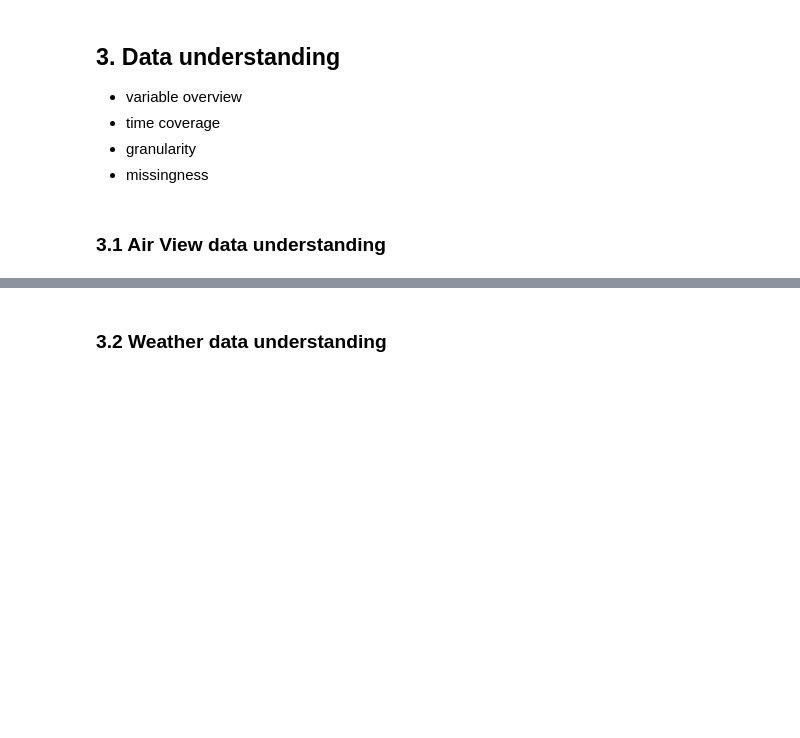
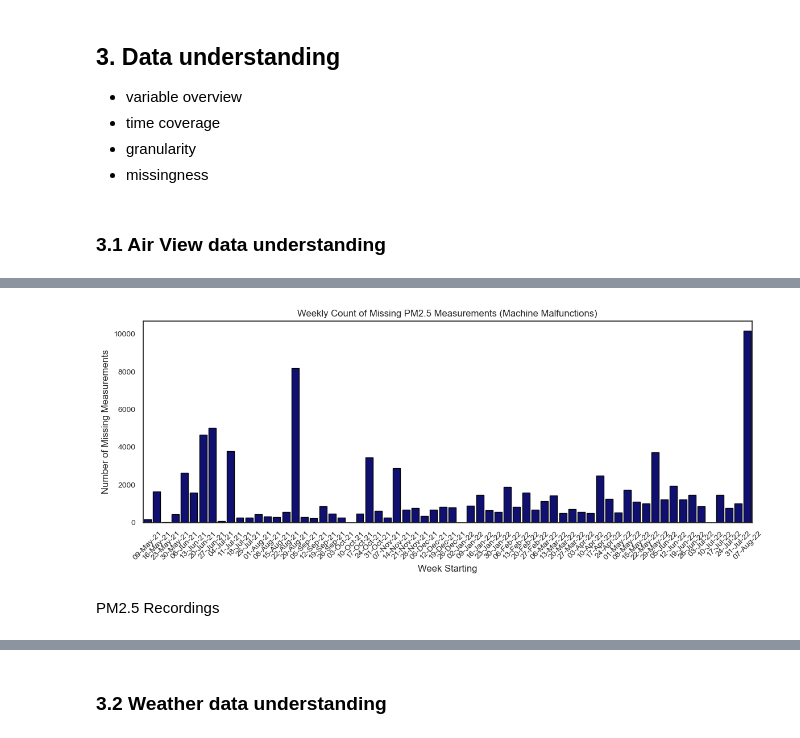
Before and after one commit to jako6f/dublin-air-quality-forecasting, a Jupyter notebook: notebooks/dublin_air_quality_forecasting.ipynb, the cells around one changed output, grey strips where cells are left out. Drawn from its saved outputs; the diff is of its cells as text; code cells hidden in the pictures; blank space fills up the shorter version.

```diff
--- a/notebooks/dublin_air_quality_forecasting.ipynb
+++ b/notebooks/dublin_air_quality_forecasting.ipynb
@@ -39,3 +65,7 @@ PM2.5 is used as the dependent variable because particulate matter is identified
 - missingness
 # %% [markdown]
 ### 3.1 Air View data understanding
+# %%
+#Stripped DF with just PM2.5 ugm^3 and car metrics
+df = dataset[['gps_timestamp', 'latitude' , 'longitude' , 'PM25_ugm3']]
+df.info()
@@ -41,0 +181,27 @@ PM2.5 is used as the dependent variable because particulate matter is identified
+# %%
+# Distribution of missing values
+
+weekly_missing = df.groupby(pd.Grouper(key = 'timestamp', freq = 'W'))['PM25_ugm3'].apply(lambda x: x.isna().sum())
+weekly_missing = weekly_missing.reset_index()
+weekly_missing.columns = ['week_start', 'missing_count']
+weekly_missing['week_label'] = weekly_missing['week_start'].dt.strftime('%d-%b-%y')
+
+sns.set_theme(style='white')
+
+# Plot
+plt.figure(figsize=(12,5))
+sns.barplot(x='week_label', y='missing_count', data=weekly_missing, color='navy', edgecolor='black')
+plt.xlabel('Week Starting')
+plt.ylabel('Number of Missing Measurements')
+plt.title('Weekly Count of Missing PM2.5 Measurements (Machine Malfunctions)')
+
+# Rotate x-axis
+plt.xticks(rotation=45, fontsize=10)
+plt.yticks(fontsize=10)
+
+plt.tight_layout()
+plt.show()
+# %% [output]
+[figure, added]
+# %% [markdown]
+PM2.5 Recordings
```
Also changed, not shown: parts of 23 cells of this notebook, 1 other file.
